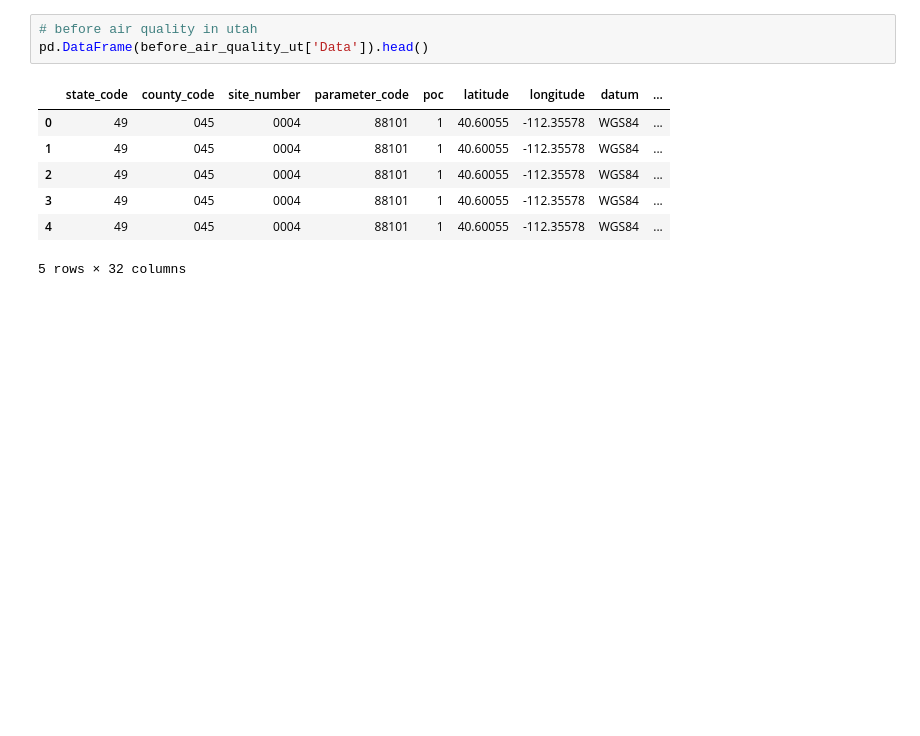
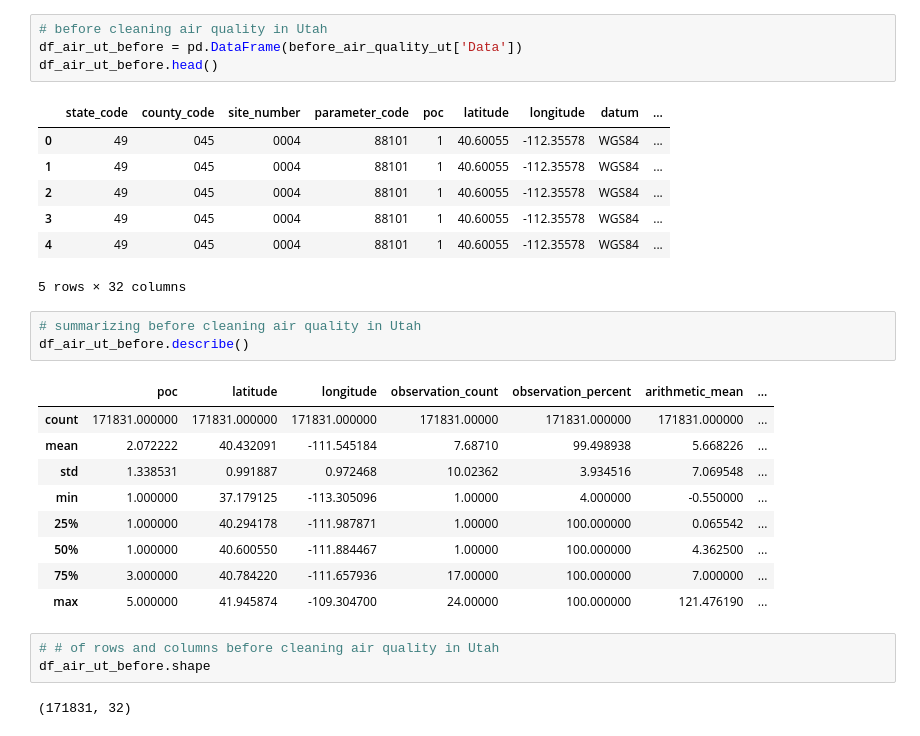
Before and after one commit to taso5789/Data-Mining-Spring-2025-Group-2, a Jupyter notebook: research_question_9.ipynb, the cells around one changed output. Cells and saved outputs as stored; diff of their text form; blank space fills up the shorter version.

```diff
--- a/research_question_9.ipynb
+++ b/research_question_9.ipynb
@@ -152,6 +196,7 @@ pd.DataFrame(before_air_quality_co['Data']).head()
 # %%
-# before air quality in utah
-pd.DataFrame(before_air_quality_ut['Data']).head()
+# before cleaning air quality in Utah
+df_air_ut_before = pd.DataFrame(before_air_quality_ut['Data'])
+df_air_ut_before.head()
 # %% [output]
 |  | state_code | county_code | site_number | parameter_code | poc | latitude | longitude | datum | ... |
 | 0 | 49 | 045 | 0004 | 88101 | 1 | 40.60055 | -112.35578 | WGS84 | ... |
@@ -160,3 +205,21 @@ pd.DataFrame(before_air_quality_ut['Data']).head()
 | 3 | 49 | 045 | 0004 | 88101 | 1 | 40.60055 | -112.35578 | WGS84 | ... |
 | 4 | 49 | 045 | 0004 | 88101 | 1 | 40.60055 | -112.35578 | WGS84 | ... |
 5 rows × 32 columns
+# %%
+# summarizing before cleaning air quality in Utah
+df_air_ut_before.describe()
+# %% [output]
+|  | poc | latitude | longitude | observation_count | observation_percent | arithmetic_mean | ... |
+| count | 171831.000000 | 171831.000000 | 171831.000000 | 171831.00000 | 171831.000000 | 171831.000000 | ... |
+| mean | 2.072222 | 40.432091 | -111.545184 | 7.68710 | 99.498938 | 5.668226 | ... |
+| std | 1.338531 | 0.991887 | 0.972468 | 10.02362 | 3.934516 | 7.069548 | ... |
+| min | 1.000000 | 37.179125 | -113.305096 | 1.00000 | 4.000000 | -0.550000 | ... |
+| 25% | 1.000000 | 40.294178 | -111.987871 | 1.00000 | 100.000000 | 0.065542 | ... |
+| 50% | 1.000000 | 40.600550 | -111.884467 | 1.00000 | 100.000000 | 4.362500 | ... |
+| 75% | 3.000000 | 40.784220 | -111.657936 | 17.00000 | 100.000000 | 7.000000 | ... |
+| max | 5.000000 | 41.945874 | -109.304700 | 24.00000 | 100.000000 | 121.476190 | ... |
+# %%
+# # of rows and columns before cleaning air quality in Utah
+df_air_ut_before.shape
+# %% [output]
+(171831, 32)
```
Also changed, not shown: parts of 37 cells of this notebook, 1 other file.
